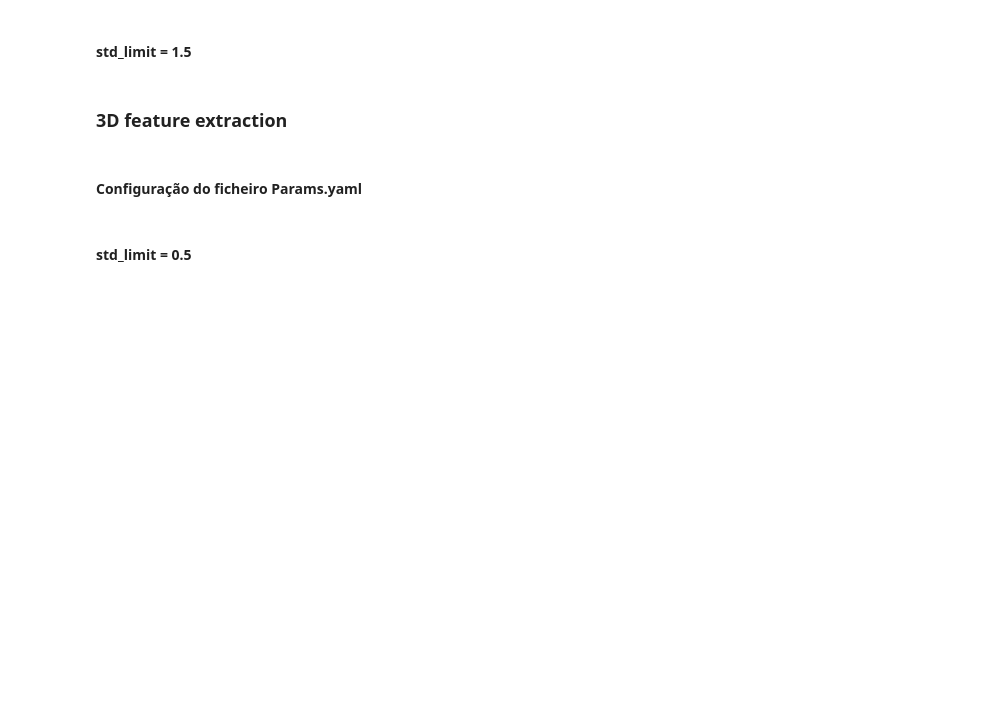
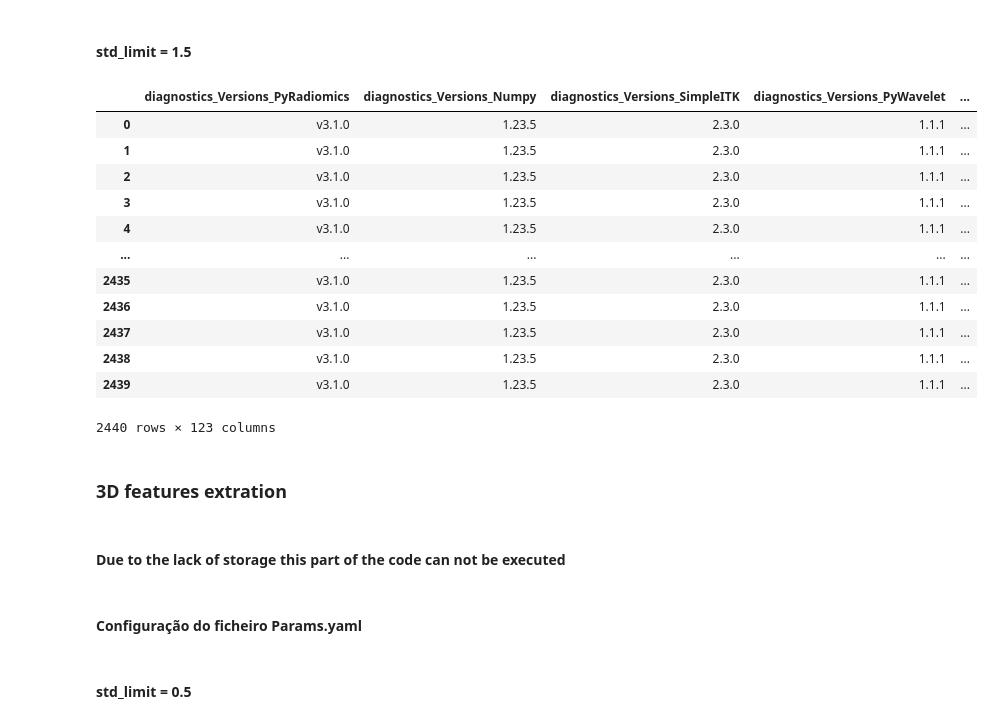
Before and after one commit to catarinam93/Lung-Cancer-Study, a Jupyter notebook: extracao_features/Extração_features_radiomics.ipynb, the cells around one changed output. Saved outputs shown, nothing was run; the diff lists cells and outputs as text; code cells hidden in the pictures; blank space fills up the shorter version.

```diff
--- a/extracao_features/Extração_features_radiomics.ipynb
+++ b/extracao_features/Extração_features_radiomics.ipynb
@@ -157,39 +176,55 @@ features
 # Path were the images are stored
 input_directory = "/home/cmonteiro/Aulas/Laboratório de IA e CD/Projeto 1/Imagens/LIDC-IDRI"
 
 # Path to the setup file from radiomics
 params_file = "/home/cmonteiro/pyradiomics-master/pyradiomics-master/examples/exampleSettings/Params.yaml"
 
-external_drive_path = "/mnt/d/Projeto 1/std_limit_1.5"
+path = "/home/cmonteiro/Aulas/Laboratório de IA e CD/Projeto 1/std_limit_1.5"
 
 extractor = featureextractor.RadiomicsFeatureExtractor(params_file)
 
 dic_list = []
 
 # List of all the archives on the external drive
-archives_npy = [archive for archive in os.listdir(external_drive_path) if archive.endswith('cmask.npy')]
+archives_npy = [archive for archive in os.listdir(path) if archive.endswith('cmask.npy')]
 
 # Order the archives
 ordered_archives = sorted(archives_npy, key=lambda x: int(x.split('_')[0]))
 
 dic_list = []
 
 for archive in ordered_archives:
-    cmask = np.load(os.path.join(external_drive_path, archive))
+    cmask = np.load(os.path.join(path, archive))
     image = sitk.GetImageFromArray(cmask.astype(float))
 
     features = extractor.execute(image, image, label=1)
     dic_list.append(features)
 
     nodule_id = int(archive.split('_')[0])
     features['Nodule_id'] = nodule_id
 
 features = pd.DataFrame(dic_list)
-csv_filename = os.path.join(external_drive_path, 'features_radiomics_2d_1.5.csv')
+csv_filename = os.path.join(path, 'features_radiomics_2d_1.5.csv')
 features.to_csv(csv_filename, index=False)
 features
+# %% [output]
+|  | diagnostics_Versions_PyRadiomics | diagnostics_Versions_Numpy | diagnostics_Versions_SimpleITK | diagnostics_Versions_PyWavelet | ... |
+| 0 | v3.1.0 | 1.23.5 | 2.3.0 | 1.1.1 | ... |
+| 1 | v3.1.0 | 1.23.5 | 2.3.0 | 1.1.1 | ... |
+| 2 | v3.1.0 | 1.23.5 | 2.3.0 | 1.1.1 | ... |
+| 3 | v3.1.0 | 1.23.5 | 2.3.0 | 1.1.1 | ... |
+| 4 | v3.1.0 | 1.23.5 | 2.3.0 | 1.1.1 | ... |
+| ... | ... | ... | ... | ... | ... |
+| 2435 | v3.1.0 | 1.23.5 | 2.3.0 | 1.1.1 | ... |
+| 2436 | v3.1.0 | 1.23.5 | 2.3.0 | 1.1.1 | ... |
+| 2437 | v3.1.0 | 1.23.5 | 2.3.0 | 1.1.1 | ... |
+| 2438 | v3.1.0 | 1.23.5 | 2.3.0 | 1.1.1 | ... |
+| 2439 | v3.1.0 | 1.23.5 | 2.3.0 | 1.1.1 | ... |
+2440 rows × 123 columns
-# %% [markdown]
-### 3D feature extraction
+# %% [markdown]
+### 3D features extration
+# %% [markdown]
+#### Due to the lack of storage this part of the code can not be executed
 # %% [markdown]
 #### Configuração do ficheiro Params.yaml
 # %%
```
Also changed, not shown: parts of 14 cells of this notebook.
